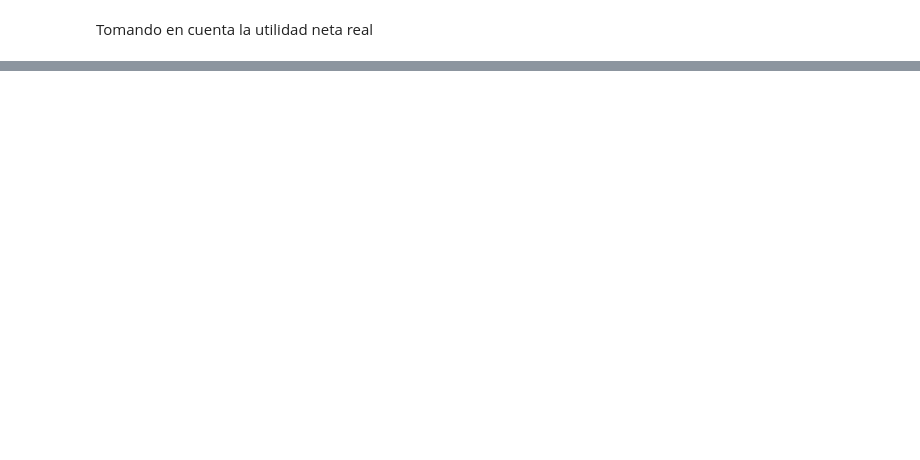
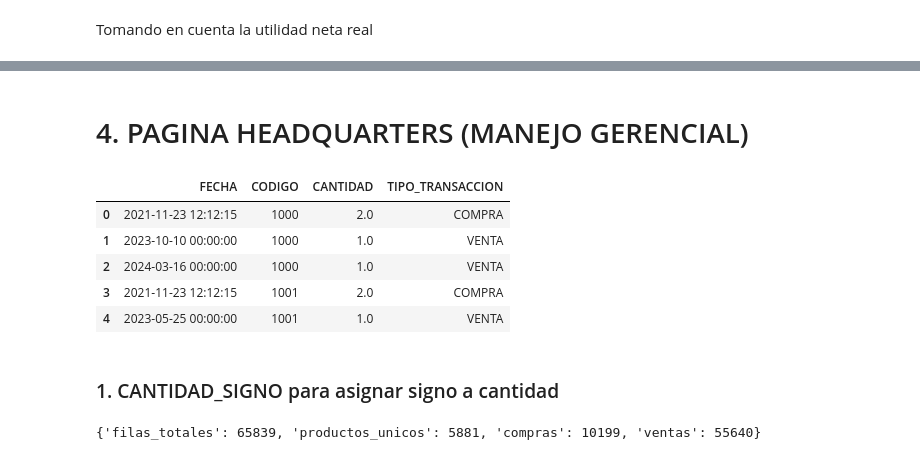
Before and after one commit to gerobena/proyecto-restauradores, a Jupyter notebook: notebooks/analisis.ipynb, the cells around one changed output, grey strips where cells are left out. Saved outputs shown, nothing was run; the diff lists cells and outputs as text; code cells hidden in the pictures; blank space fills up the shorter version.

```diff
--- a/notebooks/analisis.ipynb
+++ b/notebooks/analisis.ipynb
@@ -1267,0 +1458,53 @@ memory usage: 791.3+ KB
+# %% [markdown]
+# 4. PAGINA HEADQUARTERS (MANEJO GERENCIAL)
+# %%
+combined_df.head()
+# %% [output]
+|  | FECHA | CODIGO | CANTIDAD | TIPO_TRANSACCION |
+| 0 | 2021-11-23 12:12:15 | 1000 | 2.0 | COMPRA |
+| 1 | 2023-10-10 00:00:00 | 1000 | 1.0 | VENTA |
+| 2 | 2024-03-16 00:00:00 | 1000 | 1.0 | VENTA |
+| 3 | 2021-11-23 12:12:15 | 1001 | 2.0 | COMPRA |
+| 4 | 2023-05-25 00:00:00 | 1001 | 1.0 | VENTA |
+# %% [markdown]
+### 1. CANTIDAD_SIGNO para asignar signo a cantidad
+# %%
+# I) ASIGNAR SIGNO A LAS TRANSACCIONES DE MOVIMIENTOS
+mov_combined_df = combined_df.copy()
+
+# 1. Tipos y limpieza mínima
+mov_combined_df["FECHA"]  = pd.to_datetime(mov_combined_df["FECHA"], errors="coerce")
+mov_combined_df["CODIGO"] = mov_combined_df["CODIGO"].astype(str).str.strip()
+mov_combined_df["CANTIDAD"] = pd.to_numeric(mov_combined_df["CANTIDAD"], errors="coerce").abs()
+
+# 2. Por seguridad, normalizamos el texto y nos quedamos con COMPRA/VENTA
+mov_combined_df["TIPO_TRANSACCION"] = mov_combined_df["TIPO_TRANSACCION"].astype(str).str.strip().str.upper()
+mov_combined_df = mov_combined_df[mov_combined_df["TIPO_TRANSACCION"].isin(["COMPRA", "VENTA"])].copy()
+
+# 3. Asignar signo: COMPRA (+), VENTA (−)
+signo = {"COMPRA": 1, "VENTA": -1}
+mov_combined_df["CANTIDAD_SIGNO"] = mov_combined_df["CANTIDAD"] * mov_combined_df["TIPO_TRANSACCION"].map(signo)
+
+# 4. Filtrar solo productos con al menos una COMPRA
+#codigos_con_compra = set(mov.loc[mov["TIPO_TRANSACCION"] == "COMPRA", "CODIGO"].unique())
+#mov = mov[mov["CODIGO"].isin(codigos_con_compra)].copy()
+
+# Orden cronológico por producto
+mov_combined_df = mov_combined_df.sort_values(["CODIGO", "FECHA"]).reset_index(drop=True)
+
+# 5. Stock acumulado por transacción
+mov_combined_df["STOCK_ACUM"] = mov_combined_df.groupby("CODIGO")["CANTIDAD_SIGNO"].cumsum()
+
+# 6. DataFrame listo para los siguientes pasos
+mov_limpio_df = mov_combined_df[["FECHA", "CODIGO", "TIPO_TRANSACCION", "CANTIDAD_SIGNO", "STOCK_ACUM"]].copy()
+
+# Chequeo rápido
+resumen = {
+    "filas_totales": len(mov_combined_df),
+    "productos_unicos": mov_combined_df["CODIGO"].nunique(),
+    "compras": int((mov_combined_df["TIPO_TRANSACCION"] == "COMPRA").sum()),
+    "ventas": int((mov_combined_df["TIPO_TRANSACCION"] == "VENTA").sum()),
+}
+print(resumen)
+# %% [output]
+{'filas_totales': 65839, 'productos_unicos': 5881, 'compras': 10199, 'ventas': 55640}
```
Also changed, not shown: parts of 36 cells of this notebook, 5 other files.
